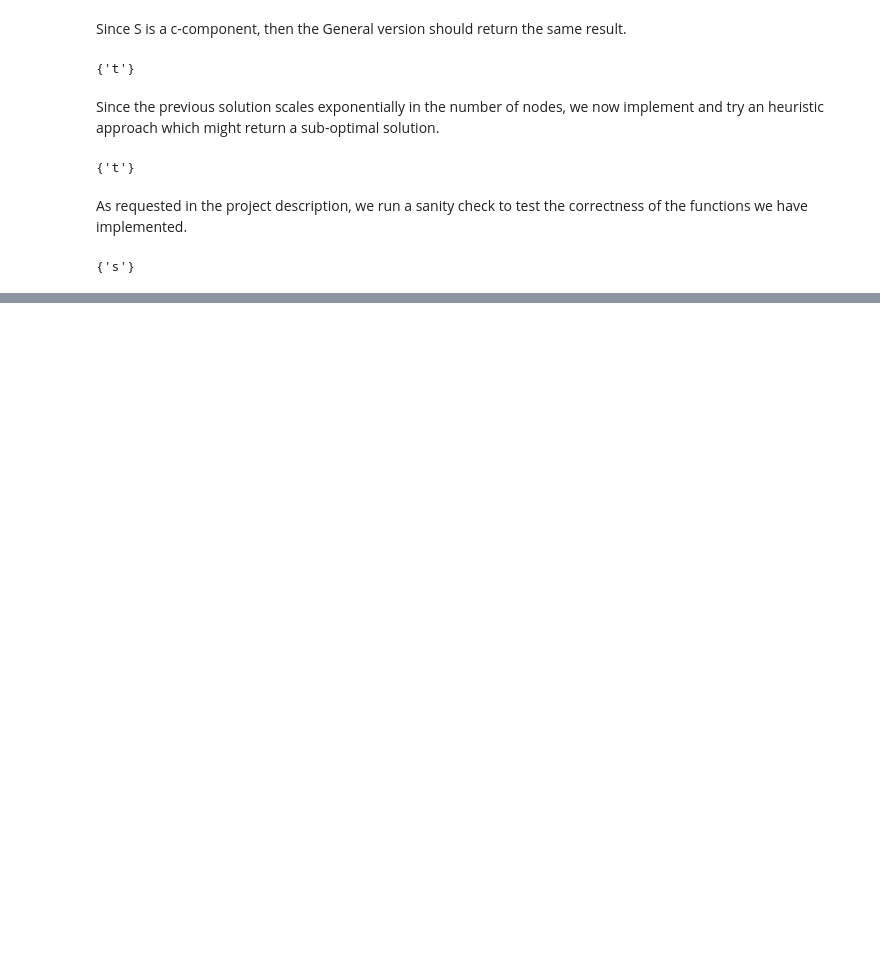
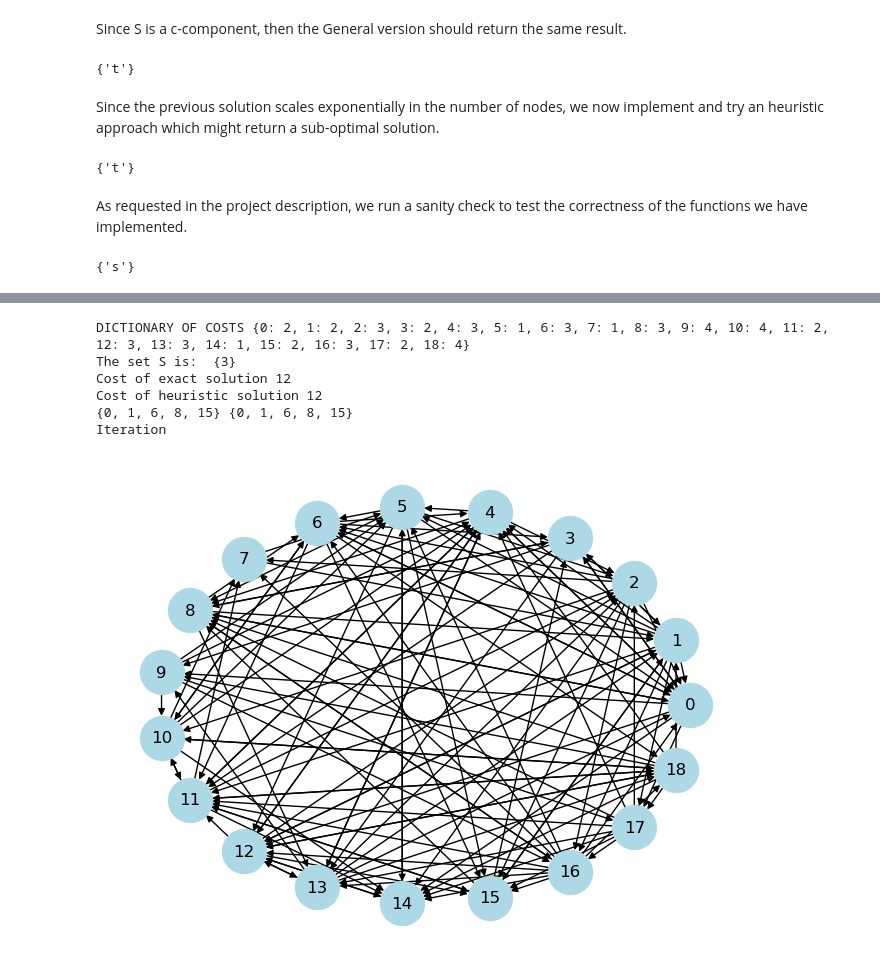
Before and after one commit to FedericoDiGennaro/Causal-Inference-Project, a Jupyter notebook: Task2.ipynb, the cells around one changed output, grey strips where cells are left out. Cells and saved outputs as stored; diff of their text form; code cells hidden in the pictures; blank space fills up the shorter version.

```diff
--- a/Task2.ipynb
+++ b/Task2.ipynb
@@ -148,0 +180,62 @@ plt.legend()
+# %%
+cost_list = [2,2,3,2,3,1,3,1,3,4,4,2,3,3,1,2,3,2,4]
+# %%
+np.random.seed(42)
+n = 19
+
+p_directed, p_bidirected = 0.35, 0.25
+
+# We create a costs dictionary
+costs = {i:cost_list[i] for i in range(len(cost_list))}
+print('DICTIONARY OF COSTS', costs)
+
+# We create the graphs
+G_n_directed = nx.DiGraph()
+G_n_bidirected = nx.Graph()
+
+for node in range(n):
+    G_n_directed.add_node(node)
+    G_n_bidirected.add_node(node)
+
+for node1 in range(n):
+    for node2 in range(n):
+        if node1 != node2:
+            flag_directed = np.random.random() < p_directed
+            flag_bidirected = np.random.random() < p_bidirected
+            if flag_directed:
+                G_n_directed.add_edge(node1,node2)
+            if flag_bidirected:
+                G_n_bidirected.add_edge(node1,node2)
+
+# We select S
+S = {3}
+print('The set S is: ', S)
+
+min_cost_sol = GeneralMinCostInterventionRiccardo( S, G_n_directed, G_n_bidirected, costs)
+
+cost_e = 0
+for elem in min_cost_sol:
+    cost_e += costs[elem]
+print('Cost of exact solution', cost_e)
+
+min_cost_sol_heuristic = heuristic_algorithm(G_n_directed, G_n_bidirected, S, costs)
+
+cost_h = 0
+for elem in min_cost_sol_heuristic:
+    cost_h += costs[elem]
+print('Cost of heuristic solution', cost_h)
+
+print(min_cost_sol, min_cost_sol_heuristic)
+print('Iteration')
+
+pos = nx.circular_layout(G_n_directed)
+nx.draw(G_n_directed, pos, with_labels=True, node_color='lightblue', node_size=1000, font_size=12)
+plt.show()
+# %% [output]
+DICTIONARY OF COSTS {0: 2, 1: 2, 2: 3, 3: 2, 4: 3, 5: 1, 6: 3, 7: 1, 8: 3, 9: 4, 10: 4, 11: 2, 12: 3, 13: 3, 14: 1, 15: 2, 16: 3, 17: 2, 18: 4}
+The set S is:  {3}
+Cost of exact solution 12
+Cost of heuristic solution 12
+{0, 1, 6, 8, 15} {0, 1, 6, 8, 15}
+Iteration
+[figure, added]
```
Also changed, not shown: parts of 5 cells of this notebook, 1 other file.
